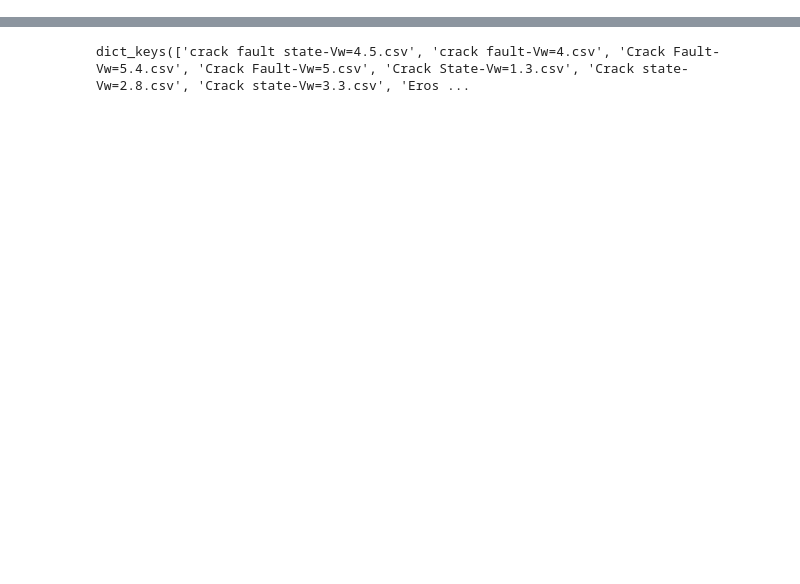
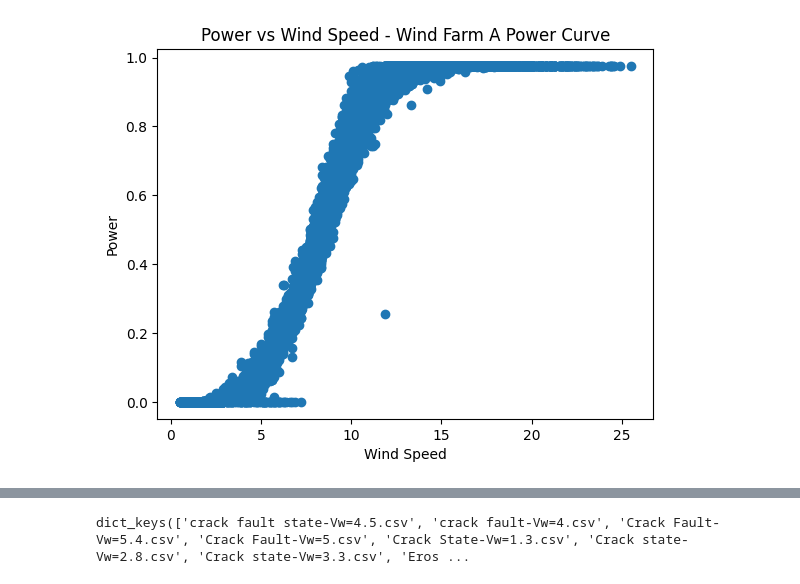
Before and after one commit to NehemiahSolis/Wind-Turbine-Fault-Detection, a Jupyter notebook: wind_turbine_fault_detection.ipynb, the cells around one changed output, grey strips where cells are left out. Drawn from its saved outputs; the diff is of its cells as text; code cells hidden in the pictures; blank space fills up the shorter version.

```diff
--- a/wind_turbine_fault_detection.ipynb
+++ b/wind_turbine_fault_detection.ipynb
@@ -9,0 +25,4 @@ warnings.filterwarnings("ignore")
+# %%
+wfa_df = pd.read_csv('data/anomaly_detection_data/Wind Farm A/datasets/0.csv', sep=';')
+wfb_df = pd.read_csv('data/anomaly_detection_data/Wind Farm B/datasets/2.csv', sep=';')
+wfc_df = pd.read_csv('data/anomaly_detection_data/Wind Farm C/datasets/1.csv', sep=';')
@@ -9,0 +39,10 @@ warnings.filterwarnings("ignore")
+# %%
+# plot scatter plot of power vs wind speed
+
+plt.scatter(wfa_df['wind_speed_3_avg'], wfa_df['power_29_avg'])
+plt.title('Power vs Wind Speed - Wind Farm A Power Curve')
+plt.xlabel('Wind Speed')
+plt.ylabel('Power')
+plt.show()
+# %% [output]
+[figure, added]
```
Also changed, not shown: parts of 28 cells of this notebook.
